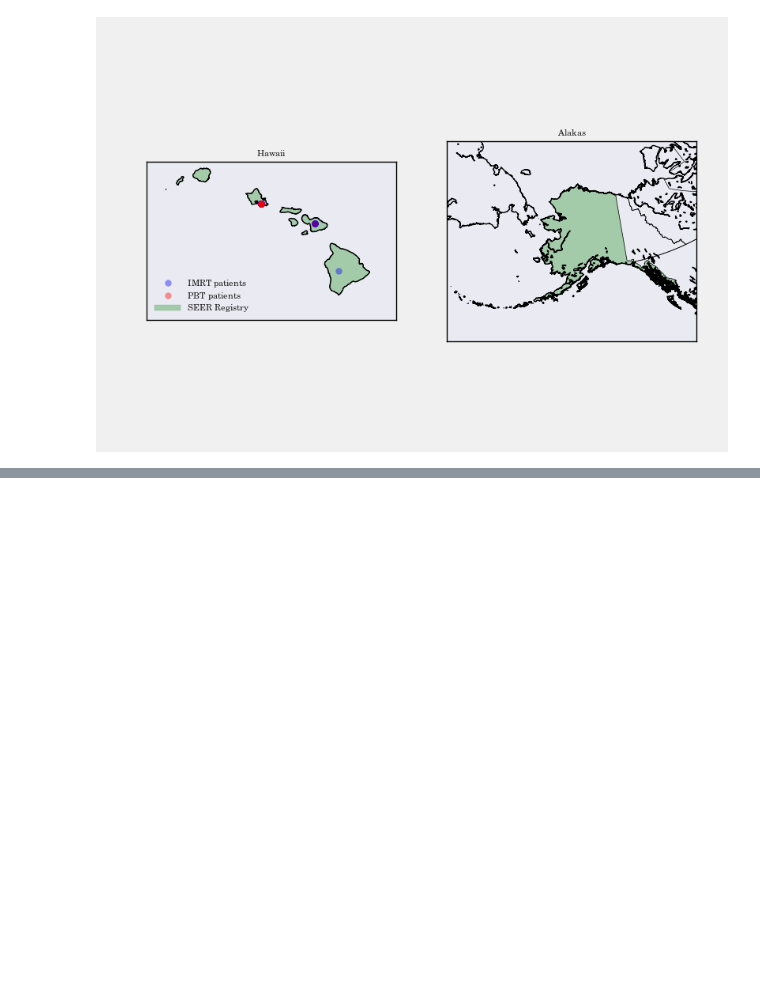
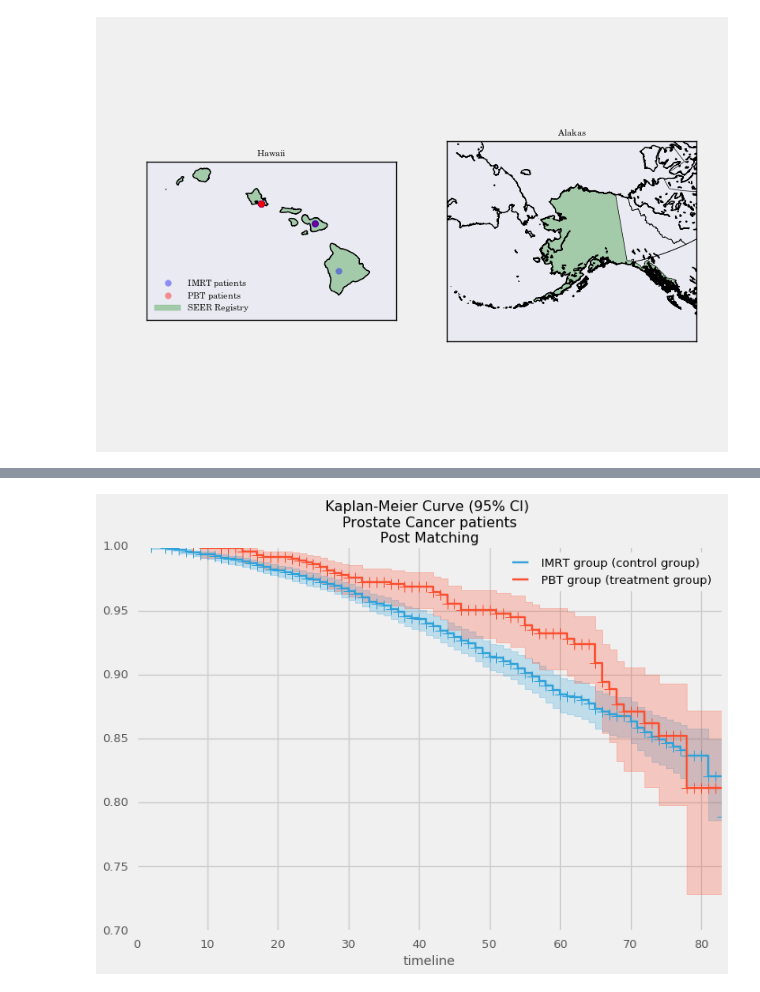
Before and after one commit to doolingdavid/IBATHREE, a Jupyter notebook: talk.ipynb, the cells around one changed output, grey strips where cells are left out. Cells and saved outputs as stored; diff of their text form; code cells hidden in the pictures; blank space fills up the shorter version.

```diff
--- a/talk.ipynb
+++ b/talk.ipynb
@@ -828,0 +843,4 @@ Image(filename="alaska_hawaii.png",embed=True)
+# %%
+Image(filename="all_km_post_matching.png",embed=True)
+# %% [output]
+[figure, added]
```
Also changed, not shown: parts of 2 cells of this notebook.
